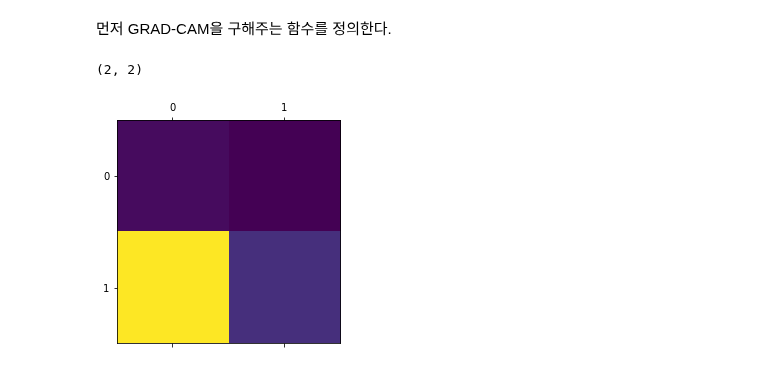
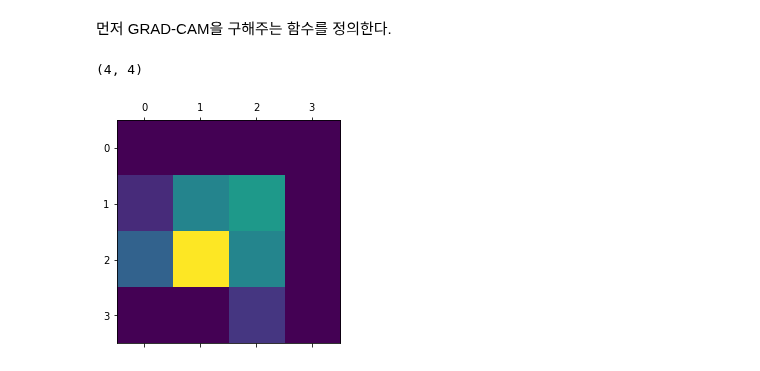
Before and after one commit to Pulsar-kkaturi/DL-Education, a Jupyter notebook: notebooks/Result_Visulization.ipynb, the cells around one changed output. Cells and saved outputs as stored; diff of their text form; code cells hidden in the pictures.

```diff
--- a/notebooks/Result_Visulization.ipynb
+++ b/notebooks/Result_Visulization.ipynb
@@ -342,15 +380,16 @@ def make_gradcam_heatmap(img_array, model, last_conv_layer_name, classifier_laye
     return heatmap
 # %%
 # MNIST 테스트 이미지에 대한 히트맵을 구한다.
-heatmap = make_gradcam_heatmap(test1p, model, 'block5_activ4',['block5_pool','flatten_layer'])
+test1 = np.expand_dims(testp[0], axis=0)
+heatmap = make_gradcam_heatmap(test1, model, 'block5_activ4',['block5_pool','flatten_layer'])
 print(heatmap.shape)
 
 # Display heatmap
 plt.matshow(heatmap)
 plt.show()
 # %% [output]
-(2, 2)
+(4, 4)
-[figure, old version]
+[figure, new version]
 # %%
 # 히트맵을 0 ~255 사이 값으로 재조정
 heatmap = np.uint8(255 * heatmap)
```
Also changed, not shown: parts of 4 cells of this notebook.
